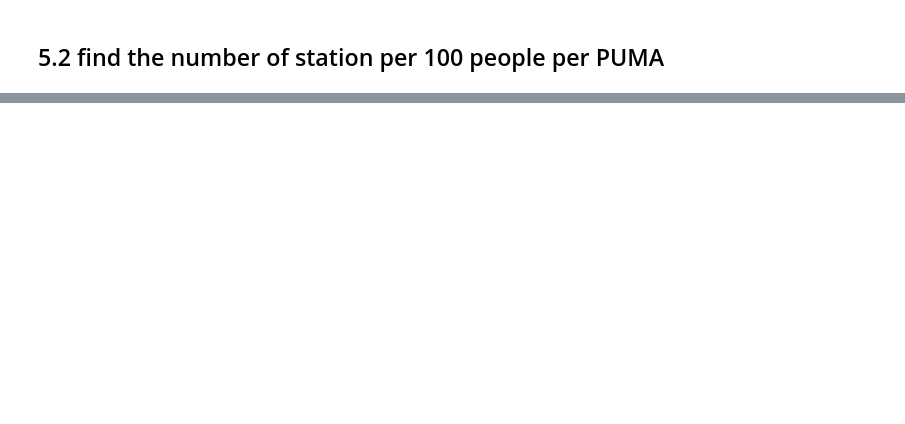
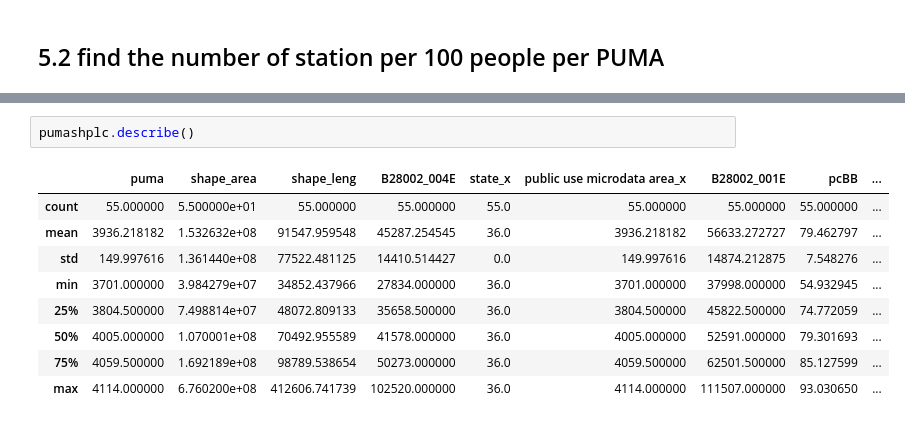
Before and after one commit to yavuzsunor/PUI2018_ys3226, a Jupyter notebook: HW7_ys3226/Assignment 1.ipynb, the cells around one changed output, grey strips where cells are left out. Drawn from its saved outputs; the diff is of its cells as text; blank space fills up the shorter version.

```diff
--- a/HW7_ys3226/Assignment 1.ipynb
+++ b/HW7_ys3226/Assignment 1.ipynb
@@ -407,0 +534,12 @@ pumaPop.head()
+# %%
+pumashplc.describe()
+# %% [output]
+|  | puma | shape_area | shape_leng | B28002_004E | state_x | public use microdata area_x | B28002_001E | pcBB | ... |
+| count | 55.000000 | 5.500000e+01 | 55.000000 | 55.000000 | 55.0 | 55.000000 | 55.000000 | 55.000000 | ... |
+| mean | 3936.218182 | 1.532632e+08 | 91547.959548 | 45287.254545 | 36.0 | 3936.218182 | 56633.272727 | 79.462797 | ... |
+| std | 149.997616 | 1.361440e+08 | 77522.481125 | 14410.514427 | 0.0 | 149.997616 | 14874.212875 | 7.548276 | ... |
+| min | 3701.000000 | 3.984279e+07 | 34852.437966 | 27834.000000 | 36.0 | 3701.000000 | 37998.000000 | 54.932945 | ... |
+| 25% | 3804.500000 | 7.498814e+07 | 48072.809133 | 35658.500000 | 36.0 | 3804.500000 | 45822.500000 | 74.772059 | ... |
+| 50% | 4005.000000 | 1.070001e+08 | 70492.955589 | 41578.000000 | 36.0 | 4005.000000 | 52591.000000 | 79.301693 | ... |
+| 75% | 4059.500000 | 1.692189e+08 | 98789.538654 | 50273.000000 | 36.0 | 4059.500000 | 62501.500000 | 85.127599 | ... |
+| max | 4114.000000 | 6.760200e+08 | 412606.741739 | 102520.000000 | 36.0 | 4114.000000 | 111507.000000 | 93.030650 | ... |
```
Also changed, not shown: parts of 34 cells of this notebook, 10 other files.
